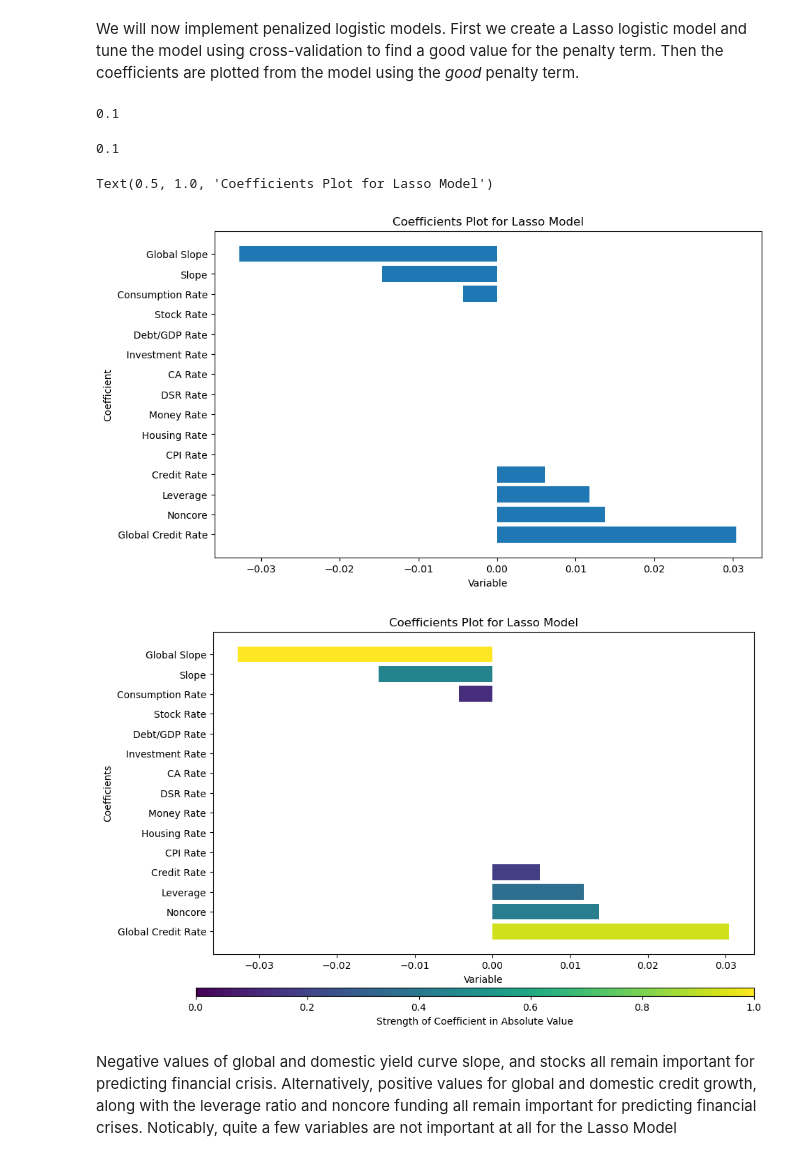
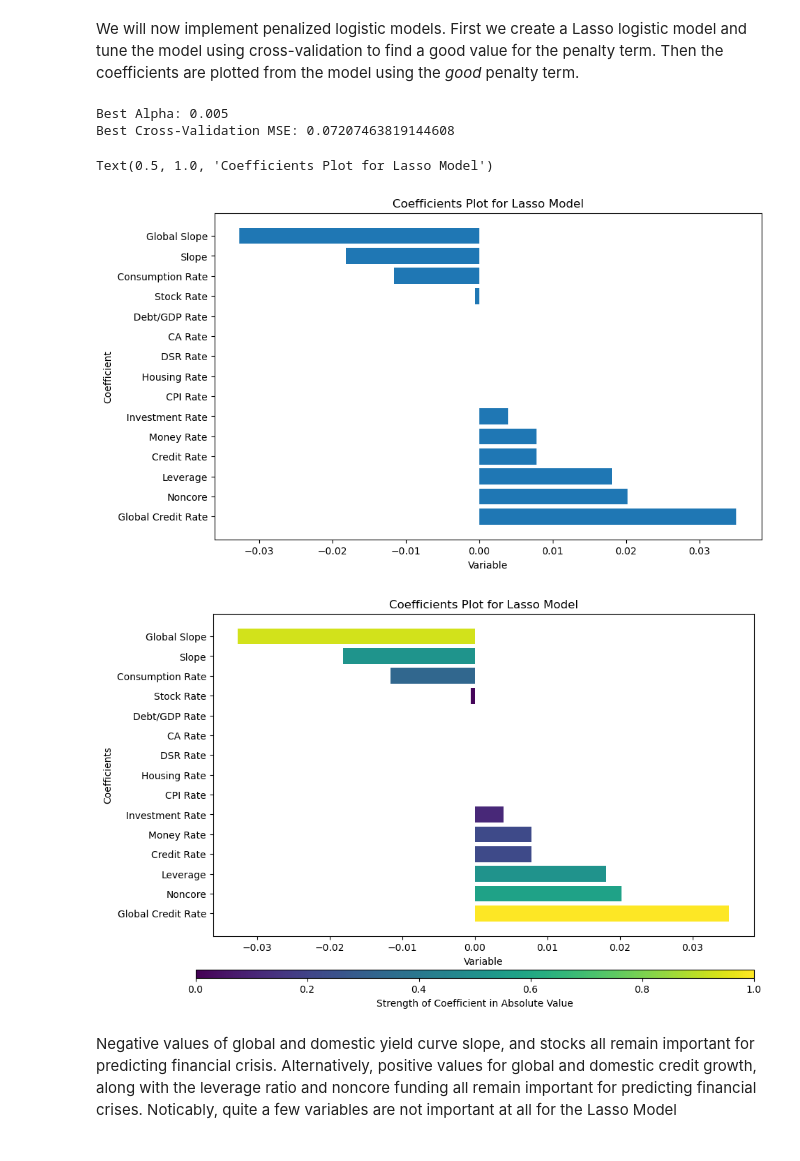
Before and after one commit to stenberg13/financial_crisis_prediction, a Jupyter notebook: Big_Data_Project_NEW.ipynb, the cells around one changed output. Drawn from its saved outputs; the diff is of its cells as text; code cells hidden in the pictures.

```diff
--- a/Big_Data_Project_NEW.ipynb
+++ b/Big_Data_Project_NEW.ipynb
@@ -242,24 +241,38 @@ This chart illustrates the most important feautures in our logistic model. As se
 # Lasso Model
 # %% [markdown]
 We will now implement penalized logistic models. First we create a Lasso logistic model and tune the model using cross-validation to find a good value for the penalty term. Then the coefficients are plotted from the model using the *good* penalty term.
-# %%
-grid_search.best_params_['alpha']
-# %% [output]
-0.1
+# %%
+from sklearn.model_selection import cross_val_score
+
+alpha_values = [0.0001, 0.001,0.005, 0.01, 0.1, 0.5, 1]
+best_alpha = None
+best_mse = float('inf')
+
+cv_scores = {}
+
+# Perform manual grid search with cross-validation
+for alpha in alpha_values:
+    lasso = Lasso(alpha=alpha)
+    scores = cross_val_score(lasso, X_standardized, y, cv=5, scoring='neg_mean_squared_error')
+    cv_scores[alpha] = np.mean(scores)
+
+# Find the alpha with the best mean cross-validation score
+best_alpha = min(cv_scores, key=cv_scores.get)
+best_mse = -cv_scores[best_alpha]
+
+print("Best Alpha:", best_alpha)
+print("Best Cross-Validation MSE:", best_mse)
+# %% [output]
+Best Alpha: 0.005
+Best Cross-Validation MSE: 0.07207463819144608
 # %%
 from sklearn.linear_model import LinearRegression, Lasso
 # model evaluation
 from sklearn.metrics import r2_score, mean_squared_error
 from sklearn.model_selection import GridSearchCV
 
-lasso = Lasso()
-param_grid = {'alpha' :[0.001, 0.01, 0.1, 1,]}
-grid_search = GridSearchCV(estimator = lasso, param_grid=param_grid, cv=5)
-grid_search.fit(X_standardized, y)
 
-best_alpha = grid_search.best_params_['alpha']
-print(best_alpha)
-lasso_best = Lasso(alpha=0.01)
+lasso_best = Lasso(alpha=best_alpha)
 lasso_best.fit(X_standardized, y)
 
 
@@ -273,36 +286,35 @@ new_df = pd.DataFrame(X_standardized.columns,coeff_lasso)
 
 data = {'coeff_lasso': coeff_lasso, 'column_names': X_standardized.columns}
 
 # Create DataFrame
 df = pd.DataFrame(data)
 
 df = df.drop(df.index[-1])
 
 df = df.sort_values(by = 'coeff_lasso', ascending = False)
 
 #new_df.drop(new_df.index[-1], inplace = True)
 
 
 #columns = ['Lasso_Coefficient', 'Feature']
 #new_df = pd.DataFrame(new_df, columns = columns)
 
 plt.figure(figsize = (10,6))
 plt.barh(df['column_names'], df['coeff_lasso'])
 plt.xlabel('Variable')
 plt.ylabel('Coefficient')
 plt.title('Coefficients Plot for Lasso Model')
 
 #new_df
 
 #feature_importance_Lasso = lasso_best.feature_importances_
 
 #feature_importance = pd.DataFrame({'Feature': X_standardized.columns, 'Importance': np.abs(coefficients)})
 #feature_importance = feature_importance.sort_values('Importance', ascending=True)
 #feature_importance.plot(x='Feature', y='Importance', kind='barh', figsize=(10, 6))
 # %% [output]
-0.1
+Text(0.5, 1.0, 'Coefficients Plot for Lasso Model')
-Text(0.5, 1.0, 'Coefficients Plot for Lasso Model')
-[figure, old version]
+[figure, new version]
 # %%
 column_names = df['column_names']
 coeff_lasso = df['coeff_lasso']
@@ -323,7 +335,7 @@ cbar.set_label('Strength of Coefficient in Absolute Value')
 
 plt.show()
 # %% [output]
-[figure, old version]
+[figure, new version]
 # %% [markdown]
 Negative values of global and domestic yield curve slope, and stocks all remain important for predicting financial crisis. Alternatively, positive values for global and domestic credit growth, along with the leverage ratio and noncore funding all remain important for predicting financial crises. Noticably, quite a few variables are not important at all for the Lasso Model
 # %% [markdown]
```
Also changed, not shown: parts of 4 cells of this notebook.
